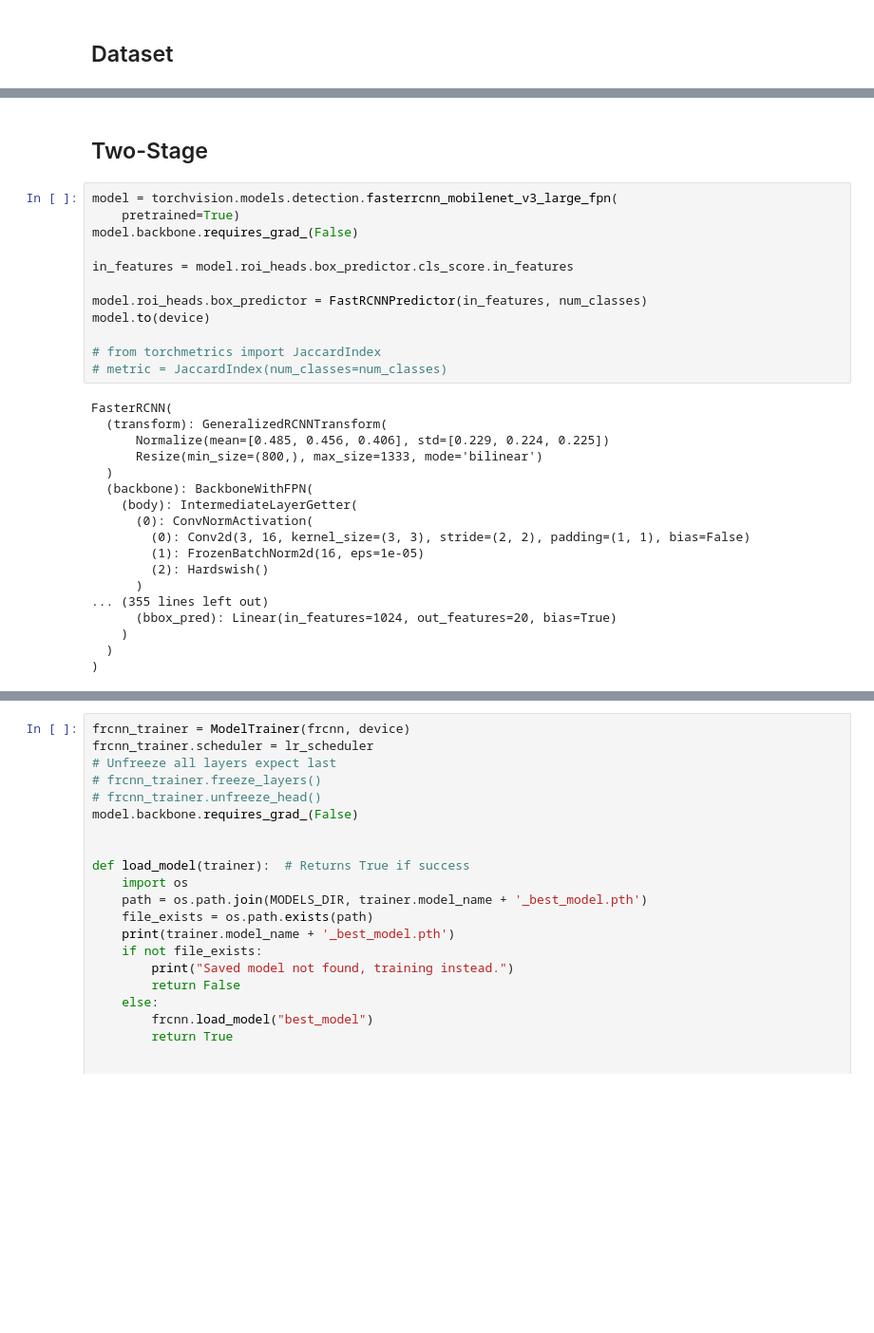
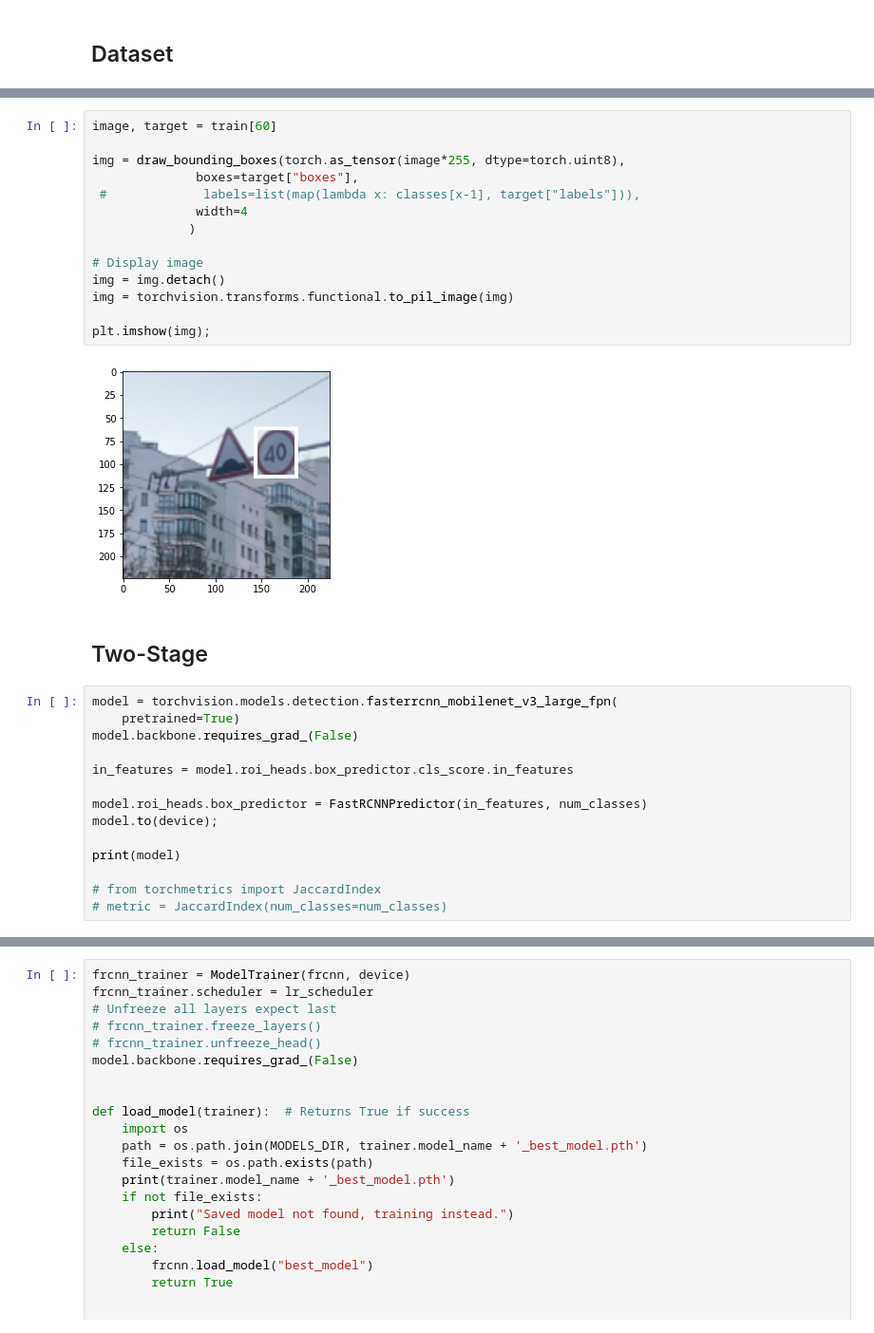
Before and after one commit to joaolucasmartins/VC2022, a Jupyter notebook: Part2/object_detection.ipynb, the cells around one changed output, grey strips where cells are left out. Shown: that part at 95% size. Saved outputs shown, nothing was run; the diff lists cells and outputs as text; blank space fills up the shorter version.

Commit message:
graphics, images

```diff
--- a/Part2/object_detection.ipynb
+++ b/Part2/object_detection.ipynb
@@ -267,5 +280,21 @@ test_dataloader = DataLoader(
 # %% [output]
 Using cuda device
+# %%
+image, target = train[60]
+
+img = draw_bounding_boxes(torch.as_tensor(image*255, dtype=torch.uint8),
+              boxes=target["boxes"],
+ #             labels=list(map(lambda x: classes[x-1], target["labels"])),
+              width=4
+             )
+
+# Display image
+img = img.detach()
+img = torchvision.transforms.functional.to_pil_image(img)
+
+plt.imshow(img);
+# %% [output]
+[figure, added]
 # %% [markdown]
 ## Two-Stage
 # %%
@@ -276,27 +305,11 @@ model.backbone.requires_grad_(False)
 in_features = model.roi_heads.box_predictor.cls_score.in_features
 
 model.roi_heads.box_predictor = FastRCNNPredictor(in_features, num_classes)
-model.to(device)
+model.to(device);
+
+print(model)
 
 # from torchmetrics import JaccardIndex
 # metric = JaccardIndex(num_classes=num_classes)
-# %% [output]
-FasterRCNN(
-  (transform): GeneralizedRCNNTransform(
-      Normalize(mean=[0.485, 0.456, 0.406], std=[0.229, 0.224, 0.225])
-      Resize(min_size=(800,), max_size=1333, mode='bilinear')
-  )
-  (backbone): BackboneWithFPN(
-    (body): IntermediateLayerGetter(
-      (0): ConvNormActivation(
-        (0): Conv2d(3, 16, kernel_size=(3, 3), stride=(2, 2), padding=(1, 1), bias=False)
-        (1): FrozenBatchNorm2d(16, eps=1e-05)
-        (2): Hardswish()
-      )
-... (355 lines left out)
-      (bbox_pred): Linear(in_features=1024, out_features=20, bias=True)
-    )
-  )
-)
 # %%
 MODELS_DIR = "models"
```
Also changed, not shown: parts of 9 cells of this notebook.
